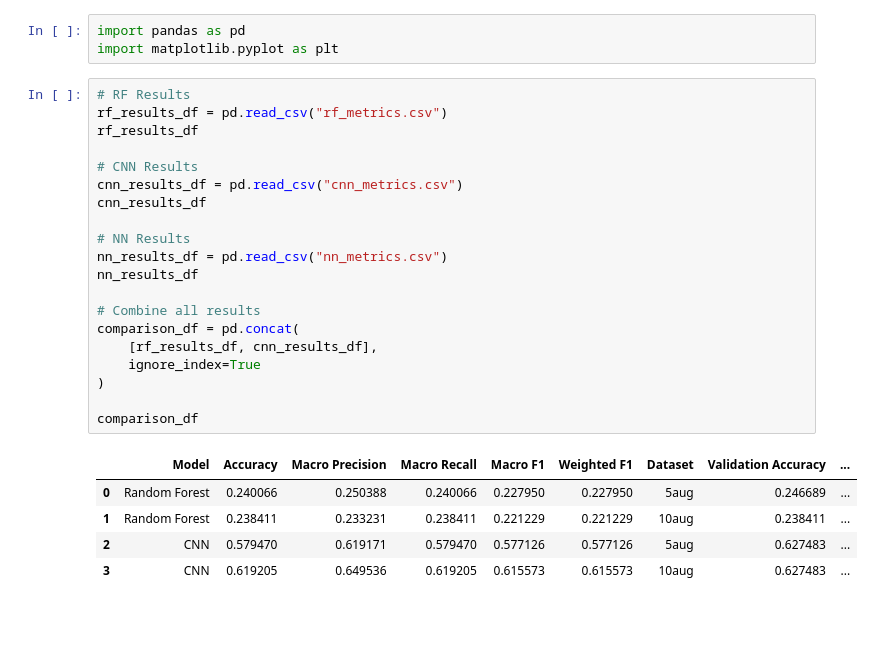
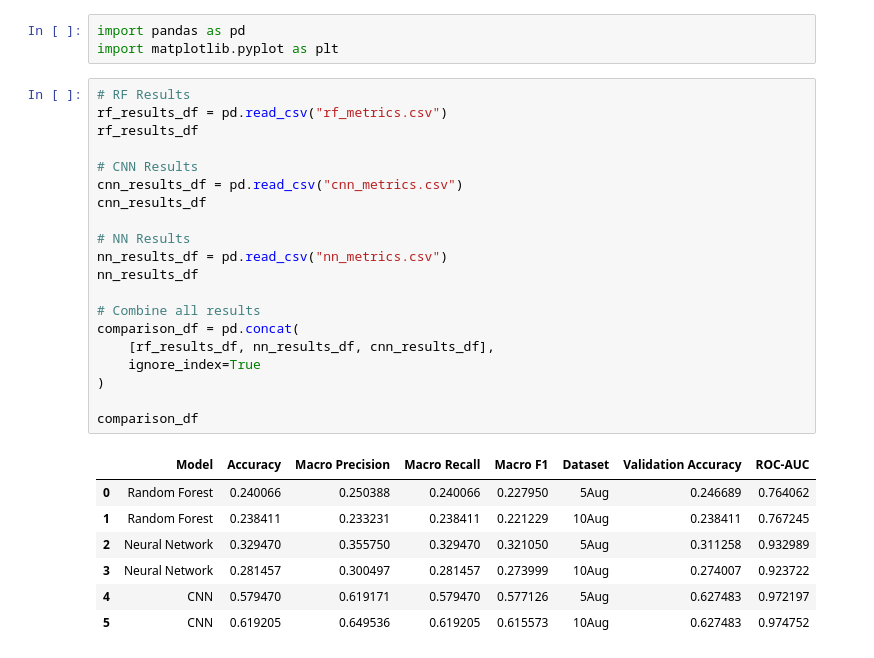
Before and after one commit to vlazo1214/pokemon-image-classification, a Jupyter notebook: model_comparison.ipynb, the cells around one changed output. Drawn from its saved outputs; the diff is of its cells as text; blank space fills up the shorter version.

Commit message:
finalized model comparison

```diff
--- a/model_comparison.ipynb
+++ b/model_comparison.ipynb
@@ -4,29 +4,31 @@ import matplotlib.pyplot as plt
 # %%
 # RF Results
 rf_results_df = pd.read_csv("rf_metrics.csv")
 rf_results_df
 
 # CNN Results
 cnn_results_df = pd.read_csv("cnn_metrics.csv")
 cnn_results_df
 
 # NN Results
 nn_results_df = pd.read_csv("nn_metrics.csv")
 nn_results_df
 
 # Combine all results
 comparison_df = pd.concat(
-    [rf_results_df, cnn_results_df],
+    [rf_results_df, nn_results_df, cnn_results_df],
     ignore_index=True
 )
 
 comparison_df
 # %% [output]
-|  | Model | Accuracy | Macro Precision | Macro Recall | Macro F1 | Weighted F1 | Dataset | Validation Accuracy | ... |
-| 0 | Random Forest | 0.240066 | 0.250388 | 0.240066 | 0.227950 | 0.227950 | 5aug | 0.246689 | ... |
-| 1 | Random Forest | 0.238411 | 0.233231 | 0.238411 | 0.221229 | 0.221229 | 10aug | 0.238411 | ... |
-| 2 | CNN | 0.579470 | 0.619171 | 0.579470 | 0.577126 | 0.577126 | 5aug | 0.627483 | ... |
-| 3 | CNN | 0.619205 | 0.649536 | 0.619205 | 0.615573 | 0.615573 | 10aug | 0.627483 | ... |
+|  | Model | Accuracy | Macro Precision | Macro Recall | Macro F1 | Dataset | Validation Accuracy | ROC-AUC |
+| 0 | Random Forest | 0.240066 | 0.250388 | 0.240066 | 0.227950 | 5Aug | 0.246689 | 0.764062 |
+| 1 | Random Forest | 0.238411 | 0.233231 | 0.238411 | 0.221229 | 10Aug | 0.238411 | 0.767245 |
+| 2 | Neural Network | 0.329470 | 0.355750 | 0.329470 | 0.321050 | 5Aug | 0.311258 | 0.932989 |
+| 3 | Neural Network | 0.281457 | 0.300497 | 0.281457 | 0.273999 | 10Aug | 0.274007 | 0.923722 |
+| 4 | CNN | 0.579470 | 0.619171 | 0.579470 | 0.577126 | 5Aug | 0.627483 | 0.972197 |
+| 5 | CNN | 0.619205 | 0.649536 | 0.619205 | 0.615573 | 10Aug | 0.627483 | 0.974752 |
 # %%
 # Accuracy comparison
 pivot_acc = comparison_df.pivot(index="Model", columns="Dataset", values="Accuracy")
```
Also changed, not shown: parts of 6 cells of this notebook, 3 other files.
